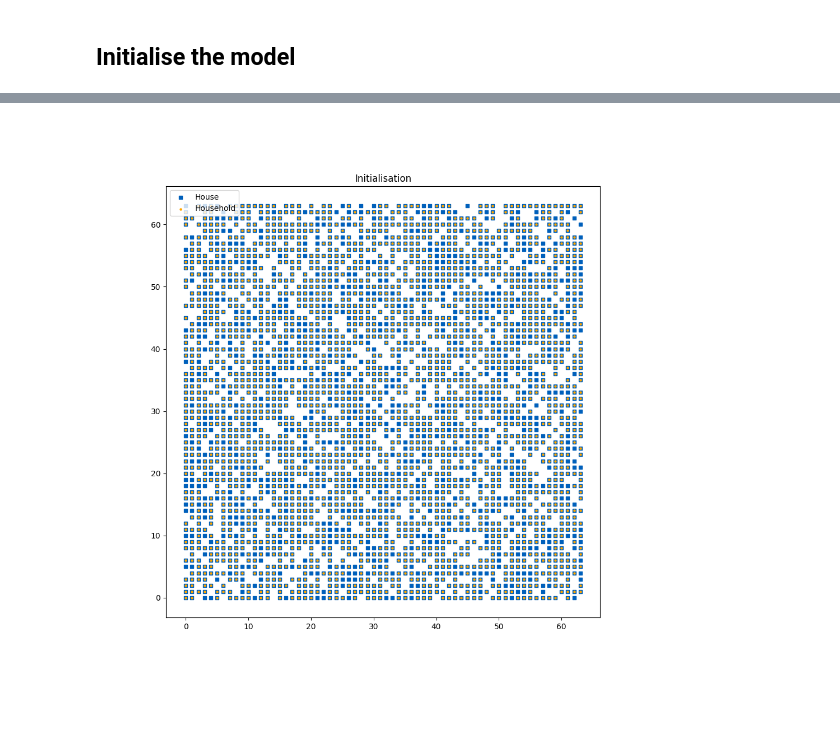
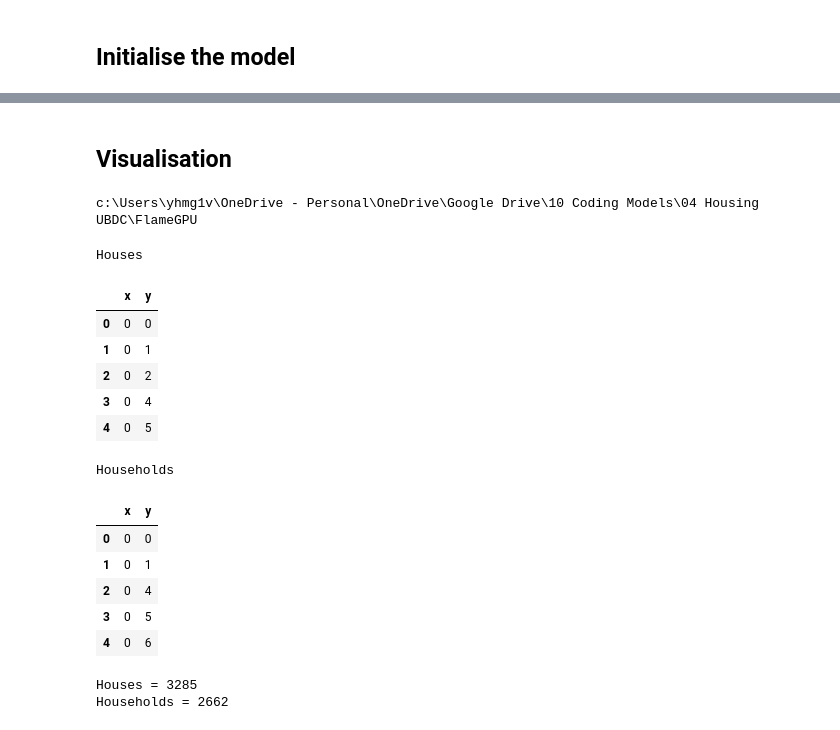
Before and after one commit to YahyaGamal/Housing_ABM_FlameGPU, a Jupyter notebook: main.ipynb, the cells around one changed output, grey strips where cells are left out. Drawn from its saved outputs; the diff is of its cells as text; code cells hidden in the pictures.

```diff
--- a/main.ipynb
+++ b/main.ipynb
@@ -455,10 +529,0 @@ Households
-# %%
-plt.figure(figsize=(10, 10))
-plt.title("Initialisation")
-plt.scatter(h_dict["x"], h_dict["y"], s=20, marker="s", color="#0060BB", label="House")
-plt.scatter(hh_dict["x"], hh_dict["y"], s=5, color="#FFA600", label="Household")
-plt.legend()
-plt.show()
-# plt.close()
-# %% [output]
-[figure, removed]
@@ -466,0 +530,70 @@ plt.close()
+# %% [markdown]
+## Visualisation
+# %%
+import os
+import json
+import pandas as pd
+from IPython.display import HTML
+python_directory = os.getcwd()
+print(python_directory)
+
+def initialisation_data():
+    with open(f'{python_directory}/data/0.json') as f:
+        setup_json = json.load(f)
+
+    h_list = setup_json["agents"]["house"]["default"]
+    hh_list = setup_json["agents"]["household"]["default"]
+
+    h_dict = {
+        "x": [],
+        "y": []
+    }
+    hh_dict = {
+        "x": [],
+        "y": []
+    }
+    for h in h_list:
+        if h["constructed?"] == 1:
+            h_dict["x"].append(h["x"])
+            h_dict["y"].append(h["y"])
+
+    for hh in hh_list:
+        hh_dict["x"].append(hh["x"])
+        hh_dict["y"].append(hh["y"])
+
+    h_df = pd.DataFrame(h_dict)
+    hh_df = pd.DataFrame(hh_dict)
+
+    display(HTML(
+        f"""
+        <div style="display: flex; gap: 20px; align-items: flex-start;">
+            <div>Houses{h_df.head().to_html()}</div>
+            <div>Households{hh_df.head().to_html()}</div>
+        </div>
+        """
+    ))
+
+    print(f"Houses = {len(h_dict["x"])}")
+    print(f"Households = {len(hh_dict["x"])}")
+
+    return h_dict, hh_dict
+
+h_dict, hh_dict = initialisation_data()
+# %% [output]
+c:\Users\yhmg1v\OneDrive - Personal\OneDrive\Google Drive\10 Coding Models\04 Housing UBDC\FlameGPU
+Houses
+|  | x | y |
+| 0 | 0 | 0 |
+| 1 | 0 | 1 |
+| 2 | 0 | 2 |
+| 3 | 0 | 4 |
+| 4 | 0 | 5 |
+Households
+|  | x | y |
+| 0 | 0 | 0 |
+| 1 | 0 | 1 |
+| 2 | 0 | 4 |
+| 3 | 0 | 5 |
+| 4 | 0 | 6 |
+Houses = 3285
+Households = 2662
```
Also changed, not shown: parts of 14 cells of this notebook, 1 other file.
